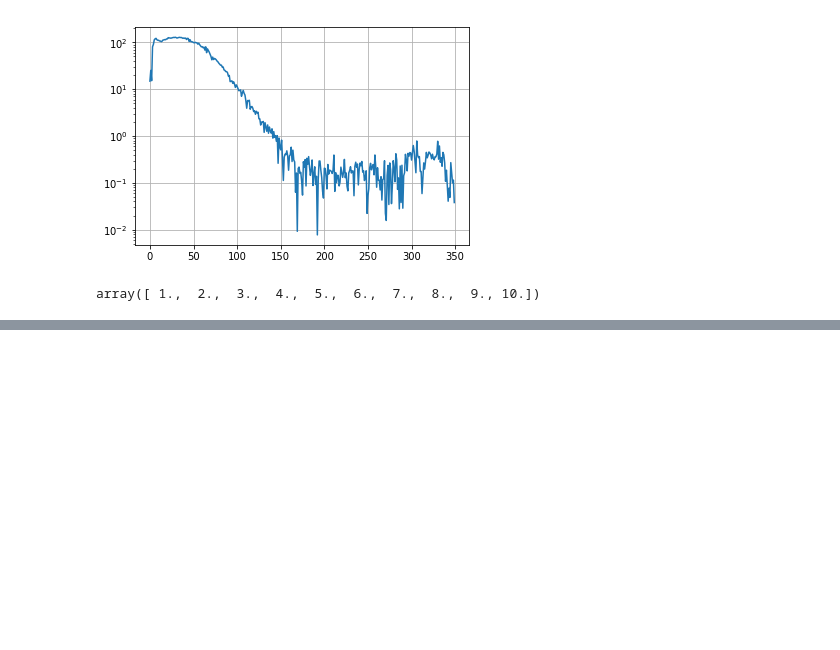
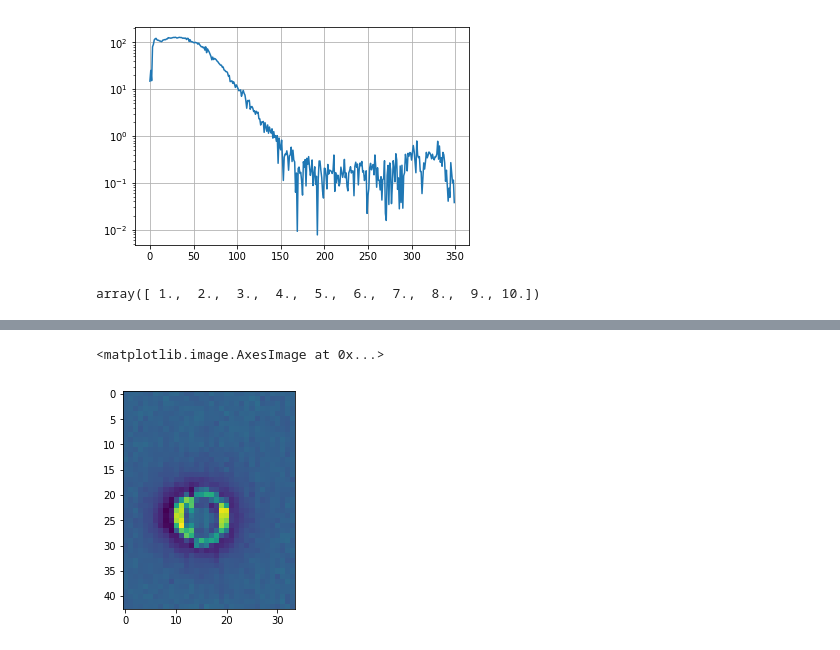
Before and after one commit to 4c1dhydr4/thz, a Jupyter notebook: testing_notebook.ipynb, the cells around one changed output, grey strips where cells are left out. Saved outputs shown, nothing was run; the diff lists cells and outputs as text; code cells hidden in the pictures; blank space fills up the shorter version.

```diff
--- a/testing_notebook.ipynb
+++ b/testing_notebook.ipynb
@@ -86,0 +117,6 @@ array([ 1.,  2.,  3.,  4.,  5.,  6.,  7.,  8.,  9., 10.])
+# %%
+img = thz_image.get_img(900)
+plt.imshow(img)
+# %% [output]
+<matplotlib.image.AxesImage at 0x...>
+[figure, added]
```
Also changed, not shown: parts of 14 cells of this notebook, 12 other files.
